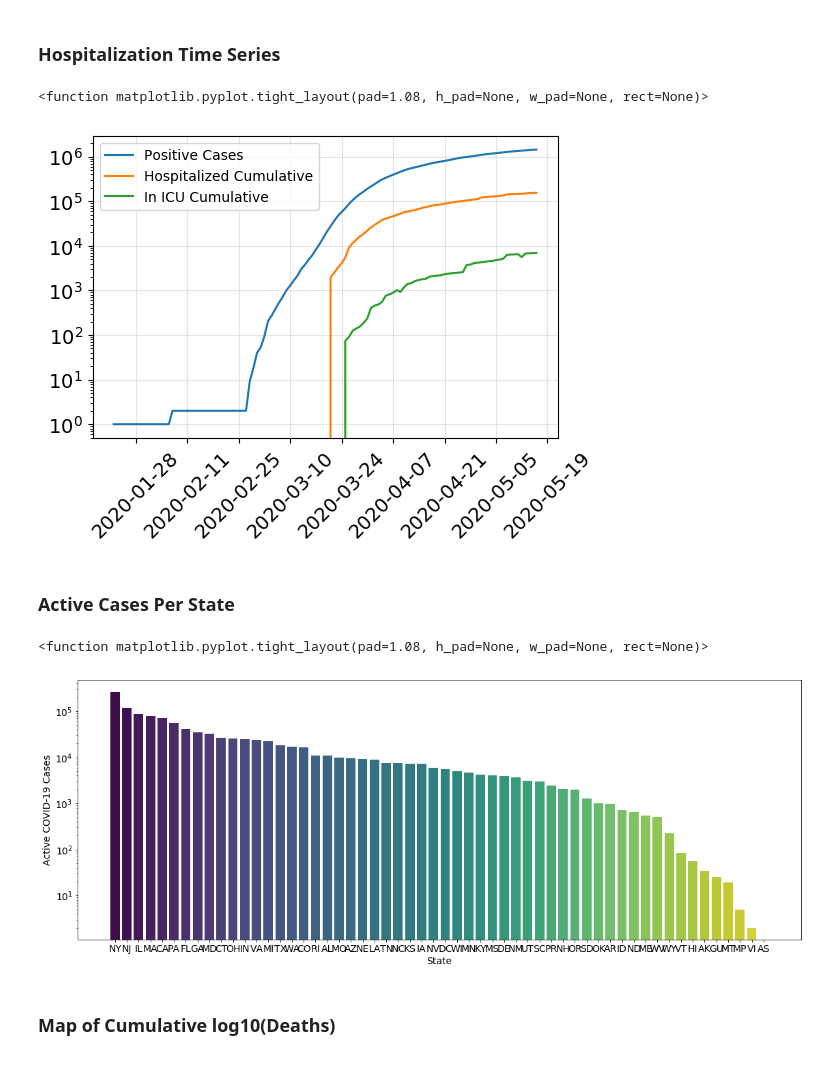
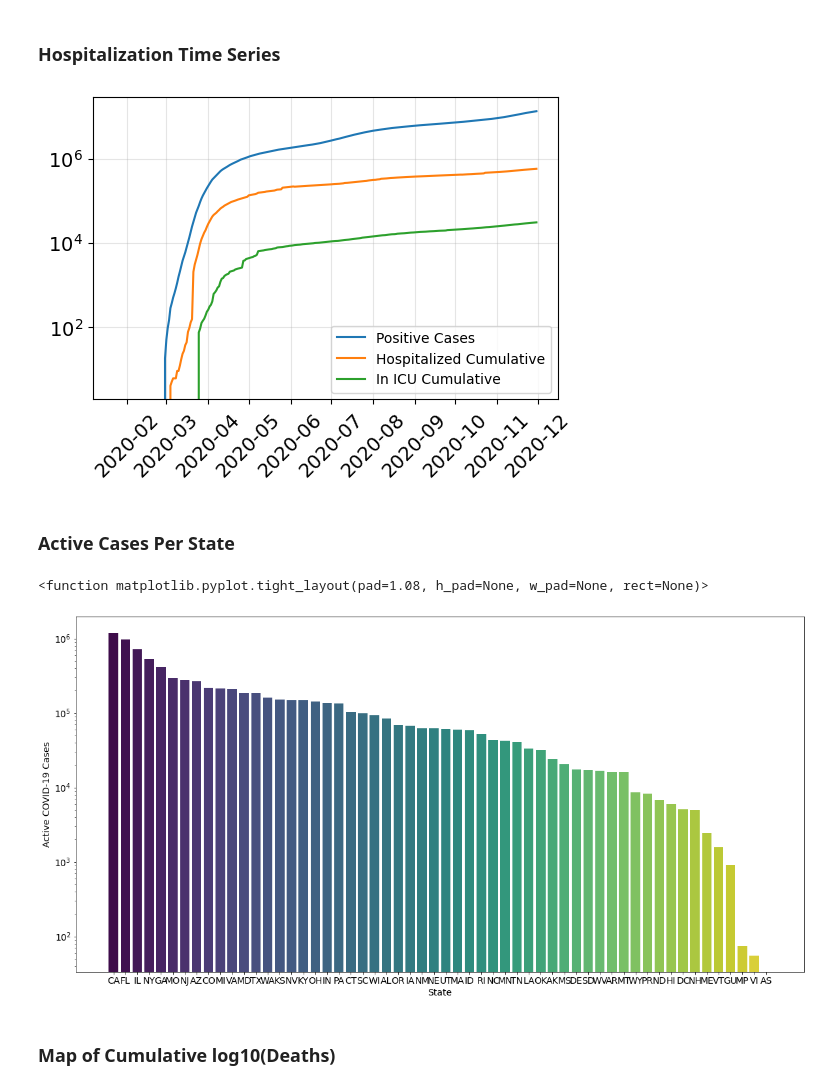
Before and after one commit to analisahill/covid19-analysis, a Jupyter notebook: COVID19_Analysis.ipynb, the cells around one changed output. Drawn from its saved outputs; the diff is of its cells as text; code cells hidden in the pictures.

Commit message:
switched data source to covidtracking.com

```diff
--- a/COVID19_Analysis.ipynb
+++ b/COVID19_Analysis.ipynb
@@ -45,7 +42,10 @@ plt.rc('font', **font)
 # %% [markdown]
 ## Import Data
 # %%
-x = pd.read_html(
-    'https://docs.google.com/'
-    'spreadsheets/u/2/d/e/2PACX-1vRwAqp96T9sYYq2-i7Tj0pvTf6XVHjDSMIKBdZHXiCGGdNC0ypEU9NbngS8mxea55JuCFuua1MUeOj5/'
-    'pubhtml#', header=1, index_col=0)
+# x = pd.read_html(
+#     'https://docs.google.com/'
+#     'spreadsheets/u/2/d/e/2PACX-1vRwAqp96T9sYYq2-i7Tj0pvTf6XVHjDSMIKBdZHXiCGGdNC0ypEU9NbngS8mxea55JuCFuua1MUeOj5/'
+#     'pubhtml#', header=1, index_col=0)
+
+x = pd.read_csv('data/all-states-history.csv')
+x.head()
@@ -52,17 +74,32 @@ x = pd.read_html(
+# %%
+xx = x[['date', 'state', 'dataQualityGrade',
+        'death', 'deathIncrease', 'hospitalized',
+        'hospitalizedCumulative', 'hospitalizedCurrently',
+        'hospitalizedIncrease', 'inIcuCumulative', 'inIcuCurrently',
+        'negative', 'negativeIncrease', 'onVentilatorCumulative', 'onVentilatorCurrently',
+        'positive', 'positiveIncrease', 'recovered'
+       ]]
 # %% [markdown]
 ## Clean Data
 # %%
-df = x[3].copy()
+df = xx.copy()
 
-cols = ['Date', 'State', 'Positive',
-        'Negative', 'Pending', 'Hospitalized Currently',
-        'Hospitalized Cumulative', 'In ICU Currently', 'In ICU Cumulative',
-        'On Ventilator Currently', 'On Ventilator Cumulitve',
-        'Recovered', 'Deaths', 'Data Quality Grade', 'Latest Update ET'
+cols = ['Date', 'State', 'DQ', 'Deaths', 'Death Increase',
+        'Hospitalized', 'Hospitalized Cumulative', 'Hospitalized Currently',
+        'Hospitalized Increase', 'In ICU Cumulative', 'In ICU Currently', 'Negative',
+        'Negative Increase', 'On Ventilator Cumulative', 'On Ventilator Currently', 'Positive', 'Positive Increase', 'Recovered'
        ]
+
+# cols = ['Date', 'State', 'Positive',
+#         'Negative', 'Pending', 'Hospitalized Currently',
+#         'Hospitalized Cumulative', 'In ICU Currently', 'In ICU Cumulative',
+#         'On Ventilator Currently', 'On Ventilator Cumulitve',
+#         'Recovered', 'Deaths', 'Data Quality Grade', 'Latest Update ET'
+#        ]
+
 df.columns = cols
 df = df.reset_index(drop=True).dropna(how='all')
-df['Date'] = pd.to_datetime(df['Date'].astype(str), format='%Y%m%d' )
+df['Date'] = pd.to_datetime(df['Date'].astype(str), format='%Y-%m-%d' )
 df = df.sort_values('Date')
 
 df_recent =  df.groupby('State', as_index=False).last()
@@ -137,31 +184,30 @@ ax.plot(dfs.Date, dfs['Hospitalized Cumulative'], label='Hospitalized Cumulative
 ax.plot(dfs.Date, dfs['In ICU Cumulative'], label='In ICU Cumulative')
 
 
-ax.legend(loc='upper left', prop={'size': 10})
+ax.legend(loc='lower right', prop={'size': 10})
 plt.xticks(rotation=45)
 plt.grid(alpha=.33)
 ax.semilogy()
-plt.tight_layout
+plt.tight_layout;
 # %% [output]
-<function matplotlib.pyplot.tight_layout(pad=1.08, h_pad=None, w_pad=None, rect=None)>
-[figure, old version]
+[figure, new version]
 # %% [markdown]
 ### Active Cases Per State
 # %%
 df_active = df_recent.sort_values(by='Active Cases', ascending=False)
 
-fig, ax = plt.subplots(figsize=(19, 7))
+fig, ax = plt.subplots(figsize=(20, 10))
 
 sns.barplot(x=df_active['State'], y=df_active['Active Cases'],
            palette=sns.color_palette(
                plt.get_cmap('viridis_r')(np.linspace(1,0,len(df_desc_recent)))))
 
 ax.set_ylabel('Active COVID-19 Cases')
 ax.semilogy()
 plt.tight_layout
 # %% [output]
 <function matplotlib.pyplot.tight_layout(pad=1.08, h_pad=None, w_pad=None, rect=None)>
-[figure, old version]
+[figure, new version]
 # %% [markdown]
 ### Map of Cumulative log10(Deaths)
 # %%
```
Also changed, not shown: parts of 13 cells of this notebook.
